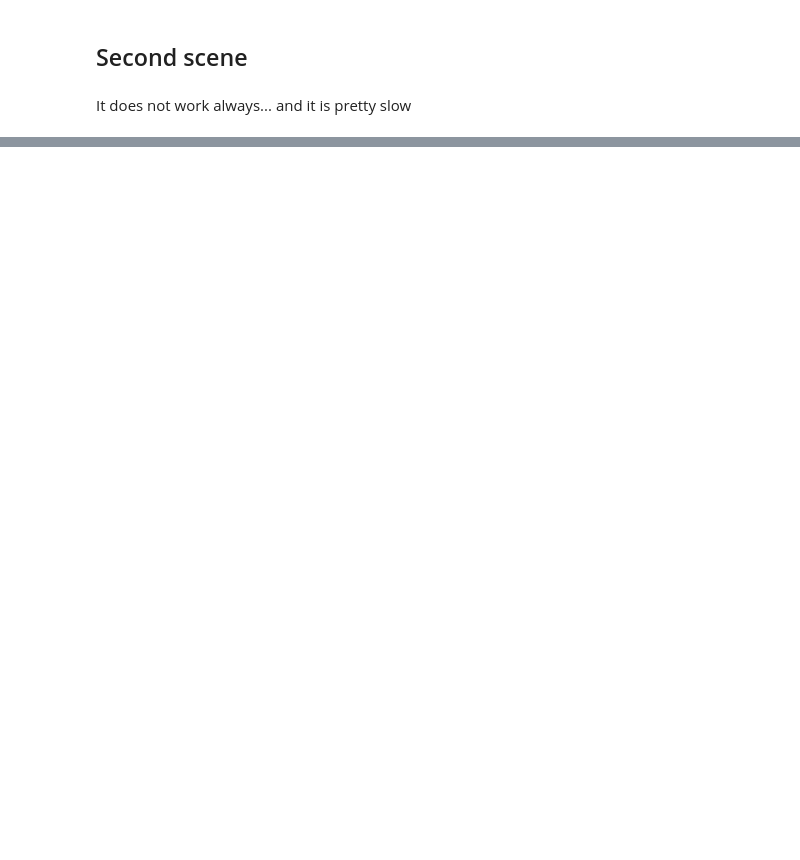
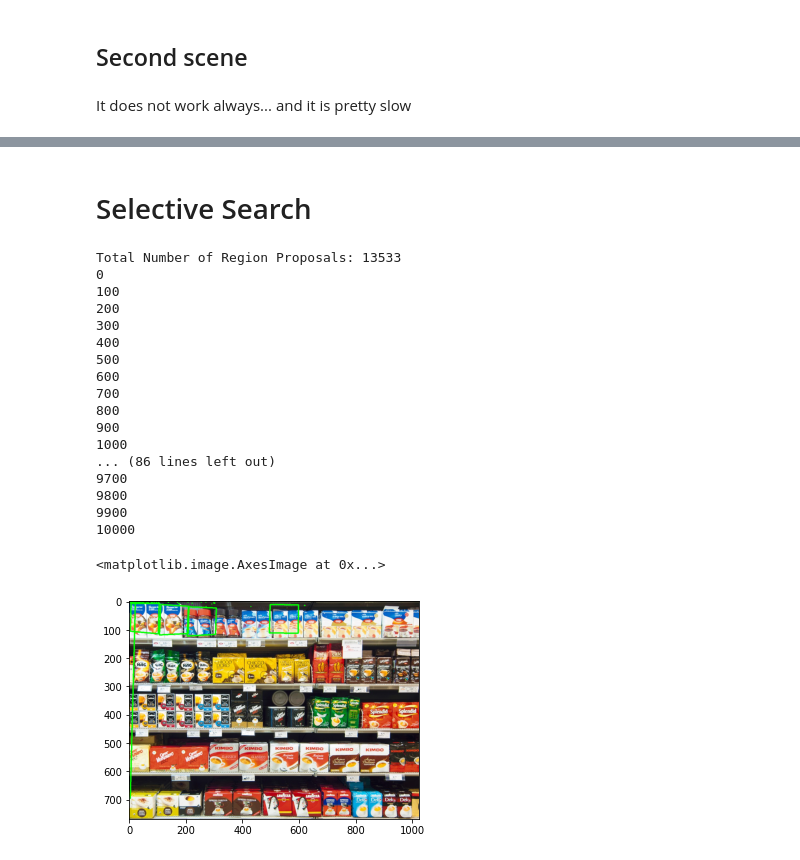
Before and after one commit to raikilon/r-cnn-template-matching, a Jupyter notebook: sift_matching.ipynb, the cells around one changed output, grey strips where cells are left out. Saved outputs shown, nothing was run; the diff lists cells and outputs as text; code cells hidden in the pictures; blank space fills up the shorter version.

Commit message:
sift matching selective search

```diff
--- a/sift_matching.ipynb
+++ b/sift_matching.ipynb
@@ -232,0 +250,2 @@ KeyboardInterrupt:
+# %% [markdown]
+# Selective Search
@@ -232,0 +330,68 @@ KeyboardInterrupt:
+# %%
+templates = []
+# speed-up using multithreads
+cv.setUseOptimized(True);
+cv.setNumThreads(4);
+
+# read image
+im = cv.imread("images/scene1.jpg")
+img_object = cv.imread("images/template1.jpg",cv.IMREAD_GRAYSCALE)
+# resize image
+#newHeight = 200
+#newWidth = int(im.shape[1]*200/im.shape[0])
+#im = cv.resize(im, (newWidth, newHeight))
+
+# create Selective Search Segmentation Object using default parameters
+ss = cv.ximgproc.segmentation.createSelectiveSearchSegmentation()
+
+# set input image on which we will run segmentation
+ss.setBaseImage(im)
+
+ss.switchToSelectiveSearchFast()
+
+#ss.switchToSelectiveSearchQuality()
+
+
+# run selective search segmentation on input image
+rects = ss.process()
+print('Total Number of Region Proposals: {}'.format(len(rects)))
+
+# number of region proposals to show
+numShowRects = 10000
+
+# itereate over all the region proposals
+for i, rect in enumerate(rects):
+    if i %100==0:
+        print(i)
+    # draw rectangle for region proposal till numShowRects
+    if (i < numShowRects):
+        x, y, w, h = rect
+        #cv.rectangle(im, (x, y), (x+w, y+h), (0, 255, 0), 1, cv.LINE_AA)
+        crop_img = im[y:y+h, x:x+w]
+        find_single_obj(templates,cv.cvtColor(crop_img, cv.COLOR_BGR2GRAY),img_object)
+    else:
+        break
+img_scene = cv.imread("images/scene1.jpg")
+if len(templates)>0:
+    draw_rectangles(templates,img_scene)
+plt.imshow(cv.cvtColor(img_scene, cv.COLOR_BGR2RGB))
+# %% [output]
+Total Number of Region Proposals: 13533
+0
+100
+200
+300
+400
+500
+600
+700
+800
+900
+1000
+... (86 lines left out)
+9700
+9800
+9900
+10000
+<matplotlib.image.AxesImage at 0x...>
+[figure, added]
```
Also changed, not shown: parts of 4 cells of this notebook, 4 other files.
